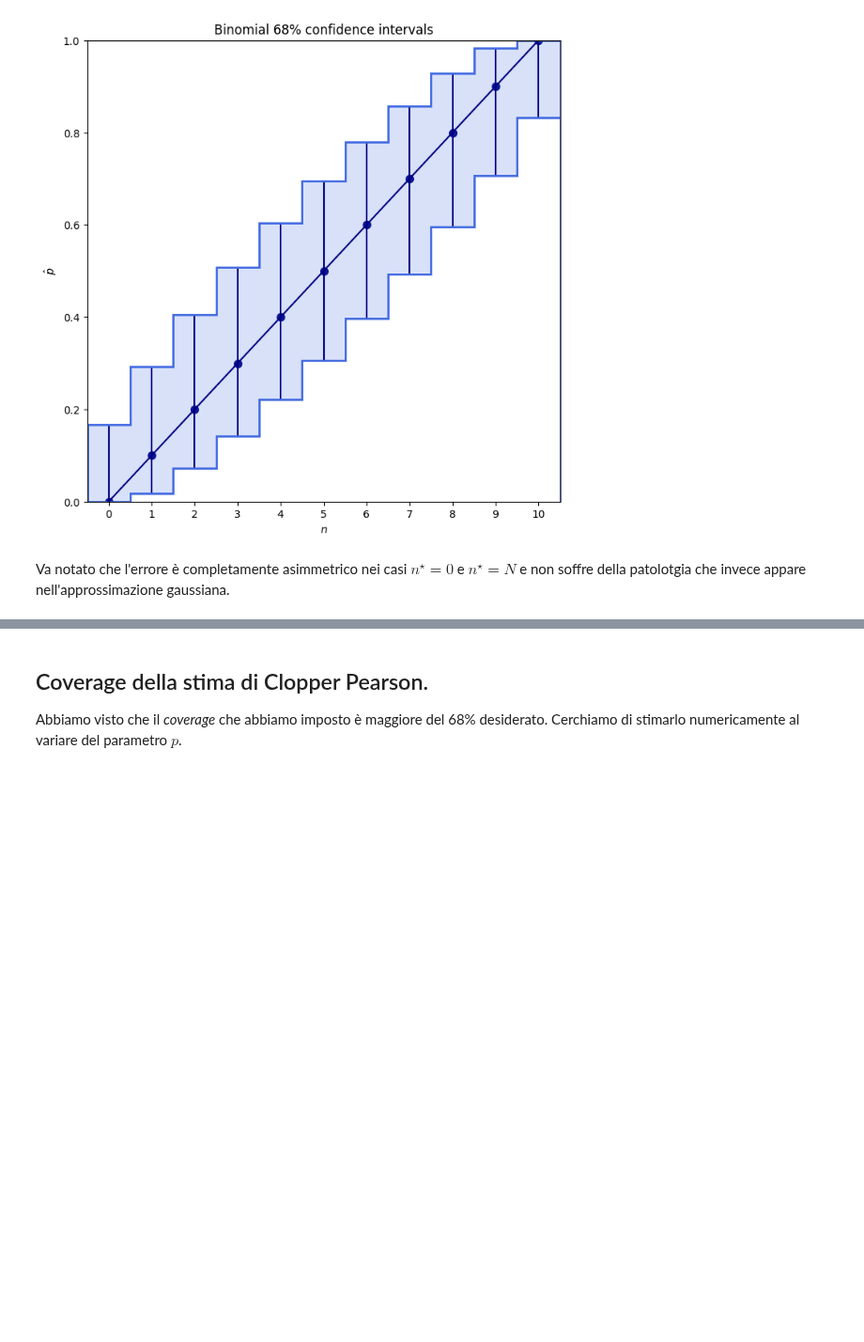
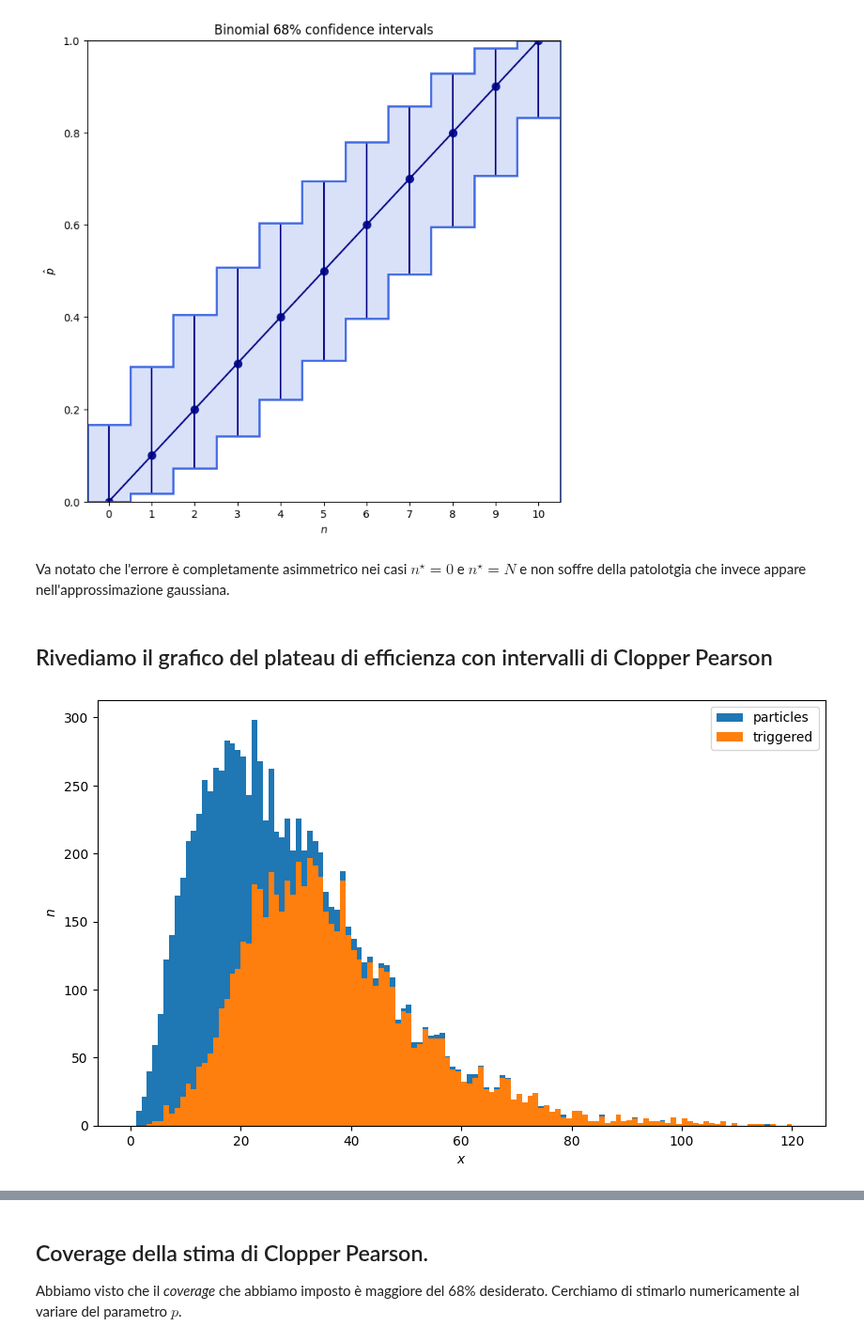
Before and after one commit to lucalista/analisi-dati-2021, a Jupyter notebook: 20.01.00__Clopper_Pearson.ipynb, the cells around one changed output, grey strips where cells are left out. Shown at 94% size. Drawn from its saved outputs; the diff is of its cells as text; code cells hidden in the pictures; blank space fills up the shorter version.

```diff
--- a/20.01.00__Clopper_Pearson.ipynb
+++ b/20.01.00__Clopper_Pearson.ipynb
@@ -173,3 +173,18 @@ plt.show()
 [figure]
 # %% [markdown]
 Va notato che l'errore è completamente asimmetrico nei casi $n^\star=0$ e $n^\star=N$ e non soffre della patolotgia che invece appare nell'approssimazione gaussiana.
+# %% [markdown]
+## Rivediamo il grafico del plateau di efficienza con intervalli di Clopper Pearson
+# %%
+import pandas as pd
+df = pd.read_csv('output/trigger.csv')
+# %%
+plt.figure(figsize=(10,6), dpi=100)
+n_x, bins_x, patches_x = plt.hist(df.x, label='particles', bins=120, range=(0,120))
+n_h, bins_h, patches_h = plt.hist(df.x[df.hit], label='triggered', bins=120, range=(0,120))
+plt.xlabel('$x$')
+plt.ylabel('$n$')
+plt.legend()
+plt.show()
+# %% [output]
+[figure, added]
```
Also changed, not shown: parts of 2 cells of this notebook.
